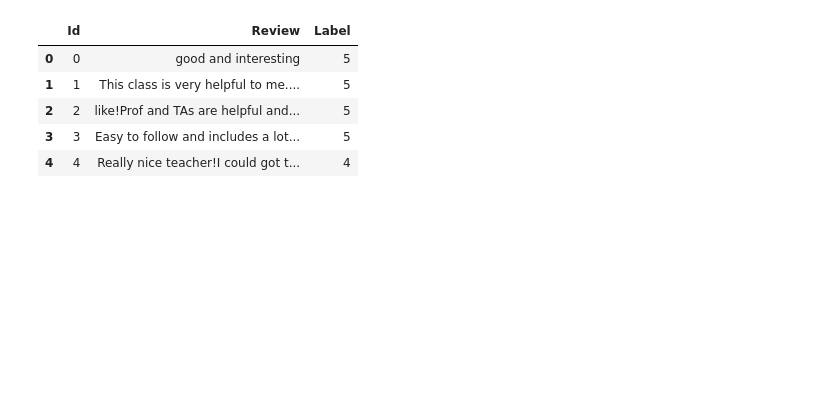
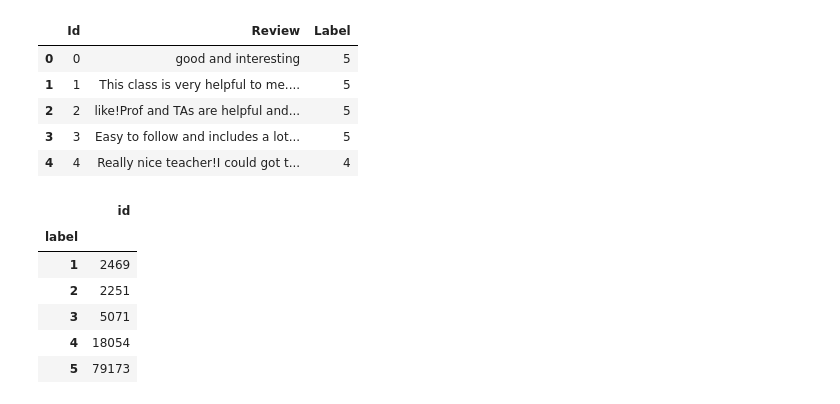
Before and after one commit to Uha661/Transformer_NER661, a Jupyter notebook: Untitled.ipynb, the cells around one changed output. Cells and saved outputs as stored; diff of their text form; code cells hidden in the pictures; blank space fills up the shorter version.

```diff
--- a/Untitled.ipynb
+++ b/Untitled.ipynb
@@ -80,4 +75,15 @@ train_df = pd.DataFrame({
     'alpha':['a']*data.shape[0],
     'text': data["Review"].replace(r'\n', ' ', regex=True)
 })
+# %%
+##Summarizing data
+train_df.groupby("label").agg({'id':'count'})
+# %% [output]
+|  | id |
+| label |  |
+| 1 | 2469 |
+| 2 | 2251 |
+| 3 | 5071 |
+| 4 | 18054 |
+| 5 | 79173 |
 # %%
```
Also changed, not shown: parts of 54 cells of this notebook.
